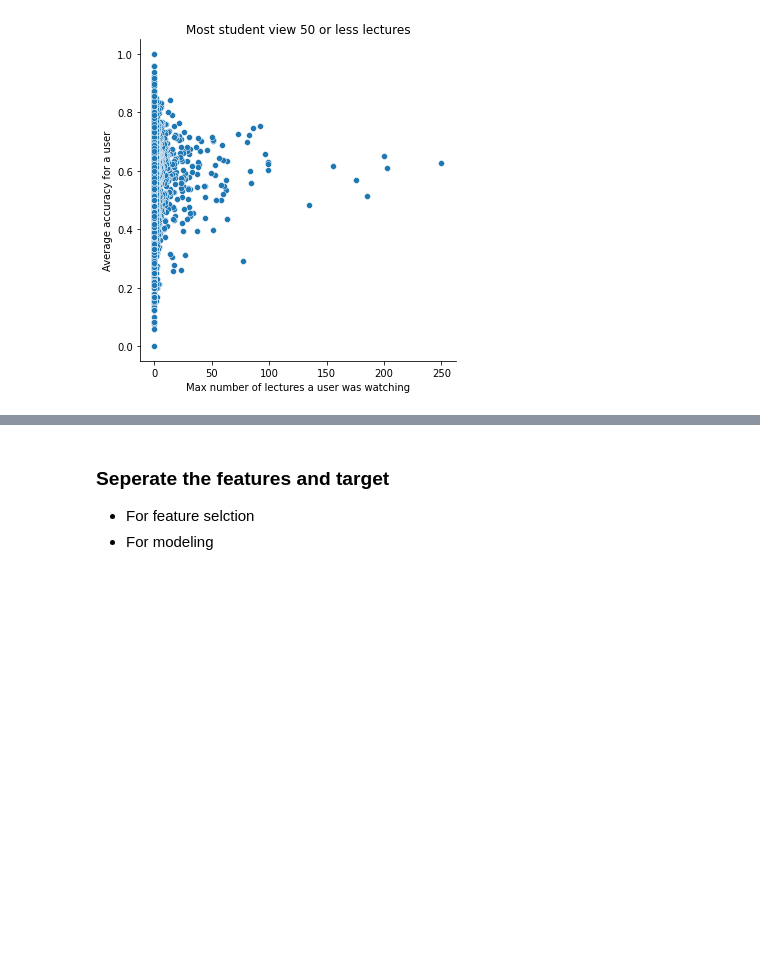
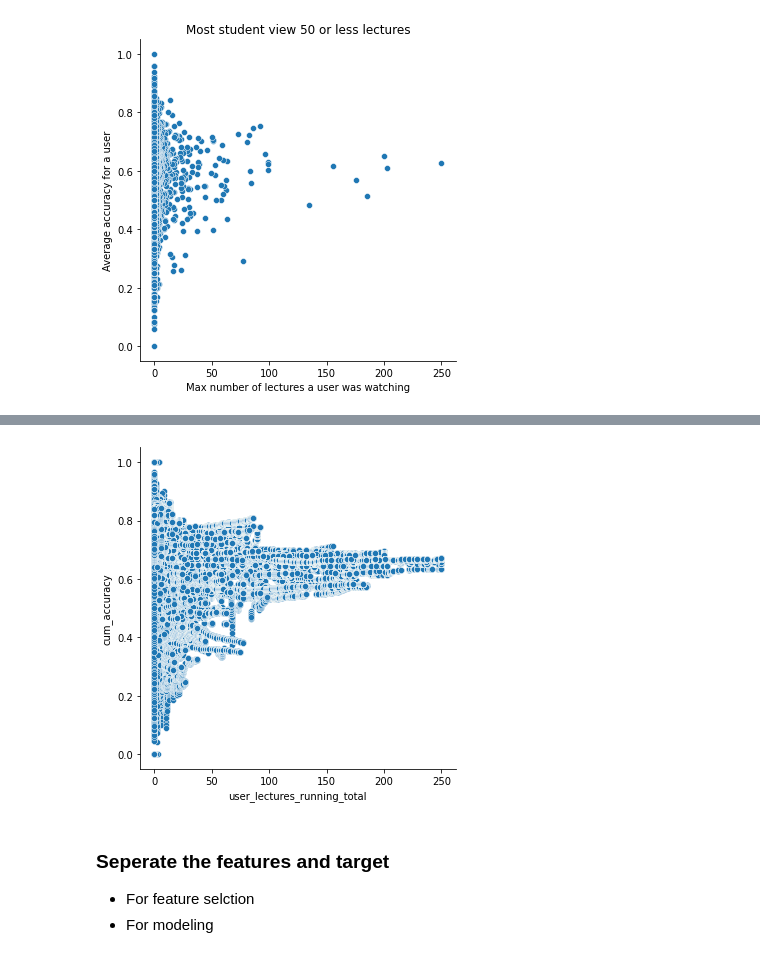
Before and after one commit to Riiid-Team/AI-Learning, a Jupyter notebook: MVP-Shi.ipynb, the cells around one changed output, grey strips where cells are left out. Saved outputs shown, nothing was run; the diff lists cells and outputs as text; code cells hidden in the pictures; blank space fills up the shorter version.

Commit message:
upgrade visualization

```diff
--- a/MVP-Shi.ipynb
+++ b/MVP-Shi.ipynb
@@ -1616,11 +1611,11 @@ user_ids = train.user_id.unique()
 data = pd.DataFrame(columns = ['cum_accuracy'])
 
 # For loop through all the users to compute their cumulative accuracy over time
-for user in tqdm(user_ids):
+for user in user_ids:
     mask = train.user_id == user
     df = train[mask]
     n = df.shape[0]
     user_cumacc = pd.DataFrame(df.answered_correctly.cumsum())
     user_cumacc['num_question'] = range(1, n+1)
     user_cumacc['cum_accuracy'] = user_cumacc.answered_correctly/user_cumacc.num_question
-    data = data.append(user_cumacc['cum_accuracy'])
+    data = data.append(user_cumacc)
@@ -1628,0 +1622,4 @@ KeyboardInterrupt:
+# %%
+# Create a variable to hold the values of cumulative accuracy
+cum_acc = data[['cum_accuracy']]
+cum_acc.head()
@@ -1628,0 +1633,4 @@ KeyboardInterrupt:
+# %%
+# Concat the cumulative accuracy to the train dataset
+train = pd.concat([train, cum_acc], axis=1)
+train.head(2)
@@ -1629,3 +1642,10 @@ KeyboardInterrupt:
+# %%
+# Plot the cumulative accuracy against the lectures the user has watched
+
+sns.relplot(data=train, x='user_lectures_running_total', y='cum_accuracy')
+plt.show()
+# %% [output]
+[figure, added]
 # %% [markdown]
 ### Seperate the features and target
 - For feature selction
```
Also changed, not shown: parts of 5 cells of this notebook.
